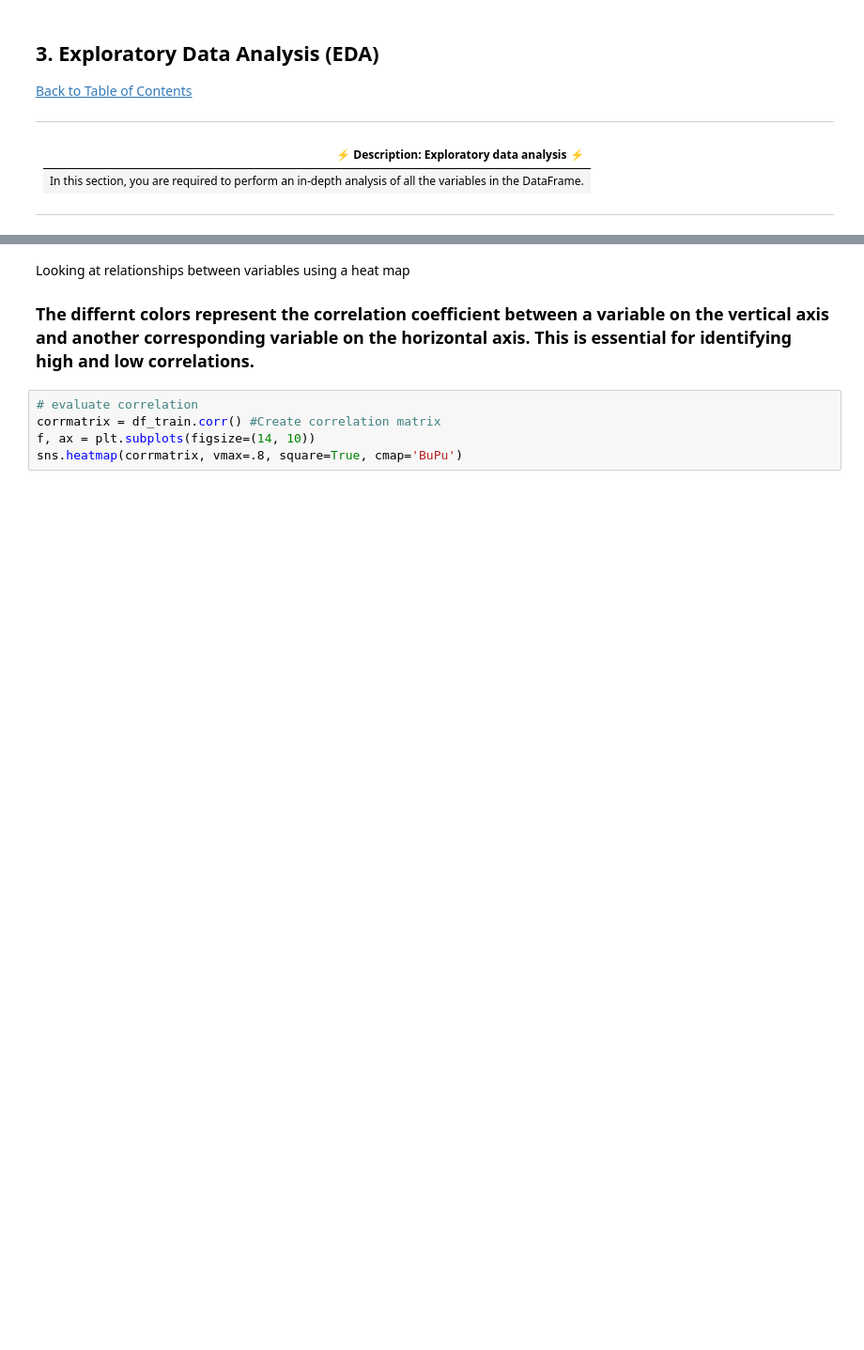
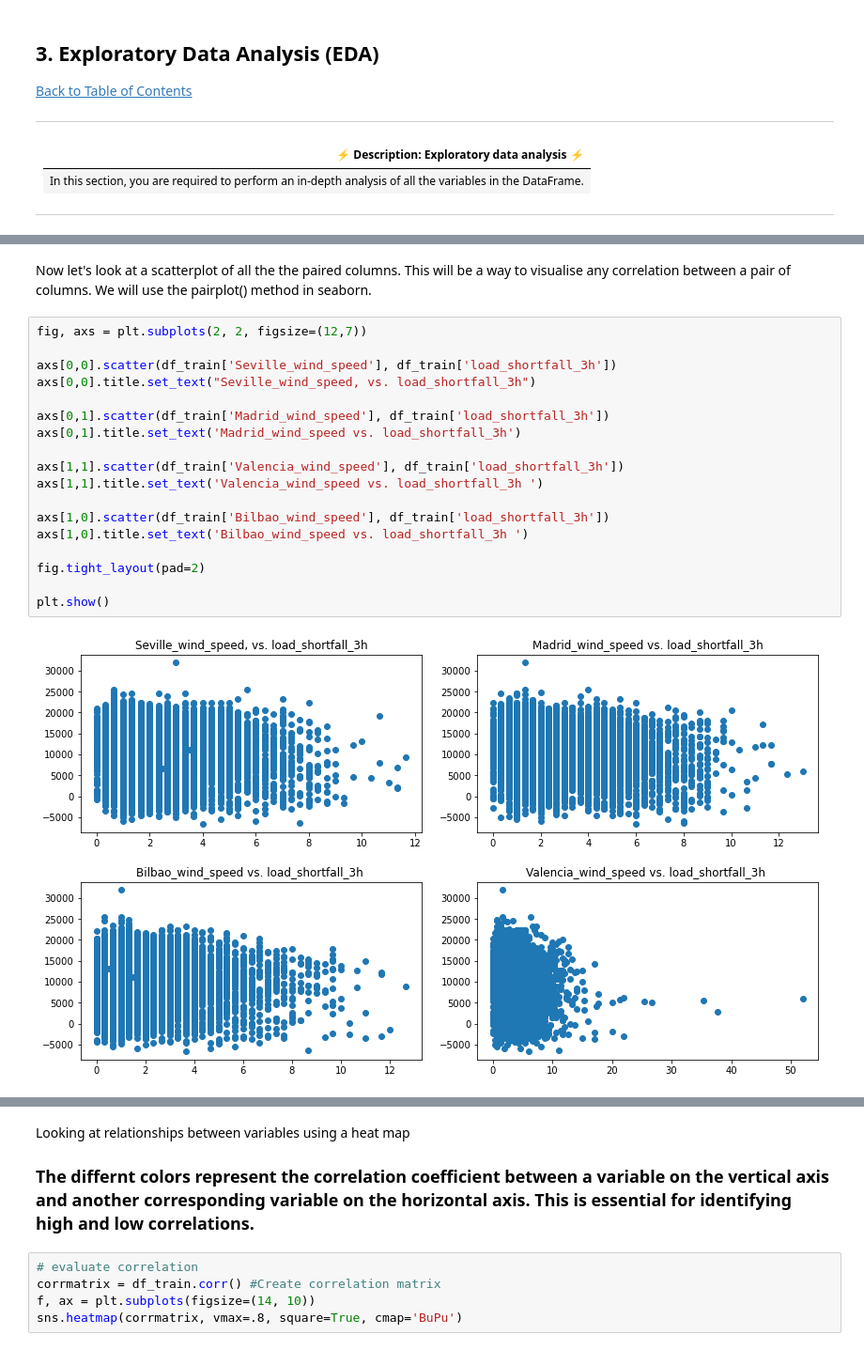
Before and after one commit to Aphiwe94/load-shortfall-regression-predict-api, a Jupyter notebook: starter-notebook.ipynb, the cells around one changed output, grey strips where cells are left out. Shown: that part at 94% size. Cells and saved outputs as stored; diff of their text form; blank space fills up the shorter version.

```diff
--- a/starter-notebook.ipynb
+++ b/starter-notebook.ipynb
@@ -180 +218,23 @@ sns.distplot(y, kde=False, fit=st.norm)
 [figure]
+# %% [markdown]
+Now let's look at a scatterplot of all the the paired columns. This will be a way to visualise any correlation between a pair of columns. We will use the pairplot() method in seaborn.
+# %%
+fig, axs = plt.subplots(2, 2, figsize=(12,7))
+
+axs[0,0].scatter(df_train['Seville_wind_speed'], df_train['load_shortfall_3h'])
+axs[0,0].title.set_text("Seville_wind_speed, vs. load_shortfall_3h")
+
+axs[0,1].scatter(df_train['Madrid_wind_speed'], df_train['load_shortfall_3h'])
+axs[0,1].title.set_text('Madrid_wind_speed vs. load_shortfall_3h')
+
+axs[1,1].scatter(df_train['Valencia_wind_speed'], df_train['load_shortfall_3h'])
+axs[1,1].title.set_text('Valencia_wind_speed vs. load_shortfall_3h ')
+
+axs[1,0].scatter(df_train['Bilbao_wind_speed'], df_train['load_shortfall_3h'])
+axs[1,0].title.set_text('Bilbao_wind_speed vs. load_shortfall_3h ')
+
+fig.tight_layout(pad=2)
+
+plt.show()
+# %% [output]
+[figure, added]
```
Also changed, not shown: parts of 20 cells of this notebook, 2 other files.
